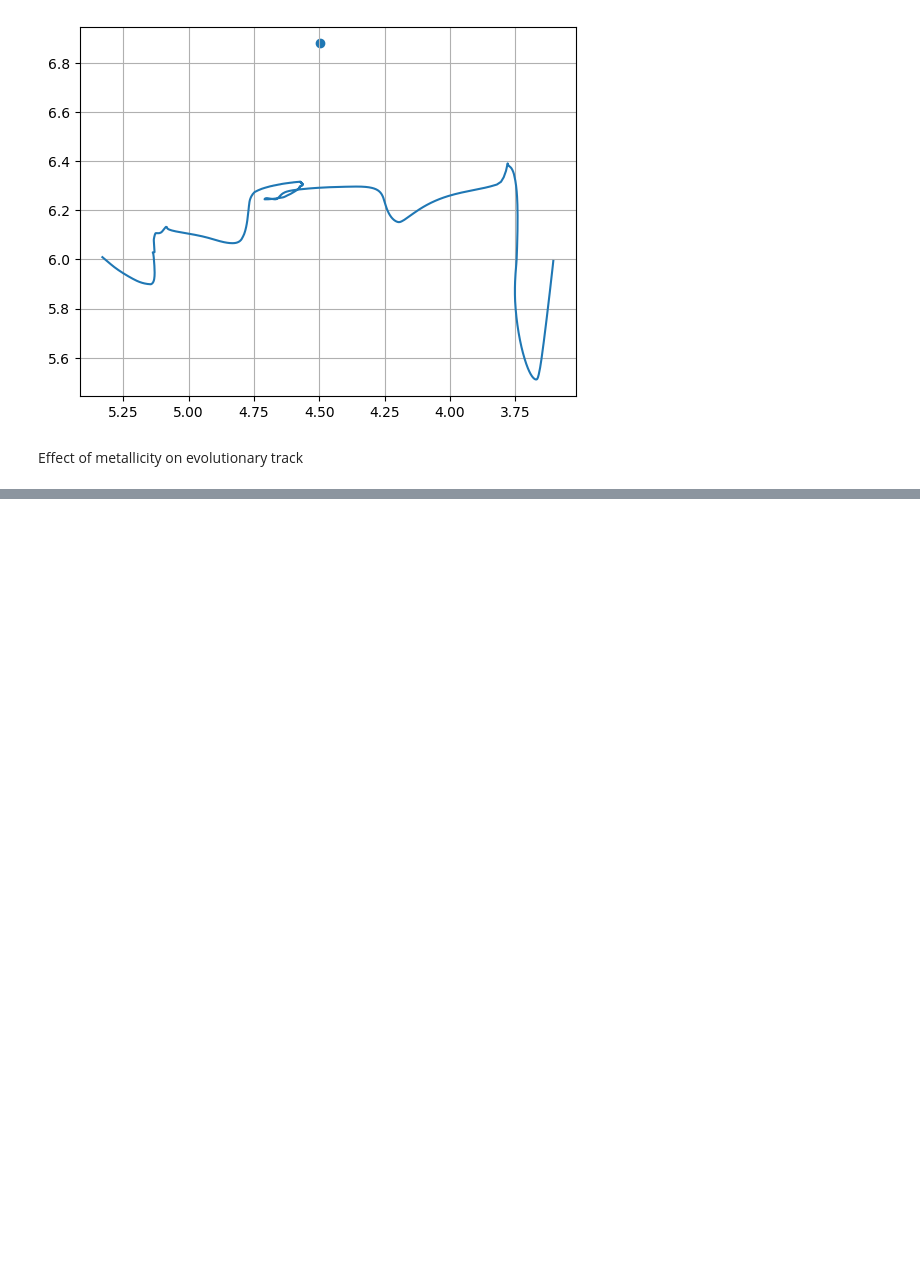
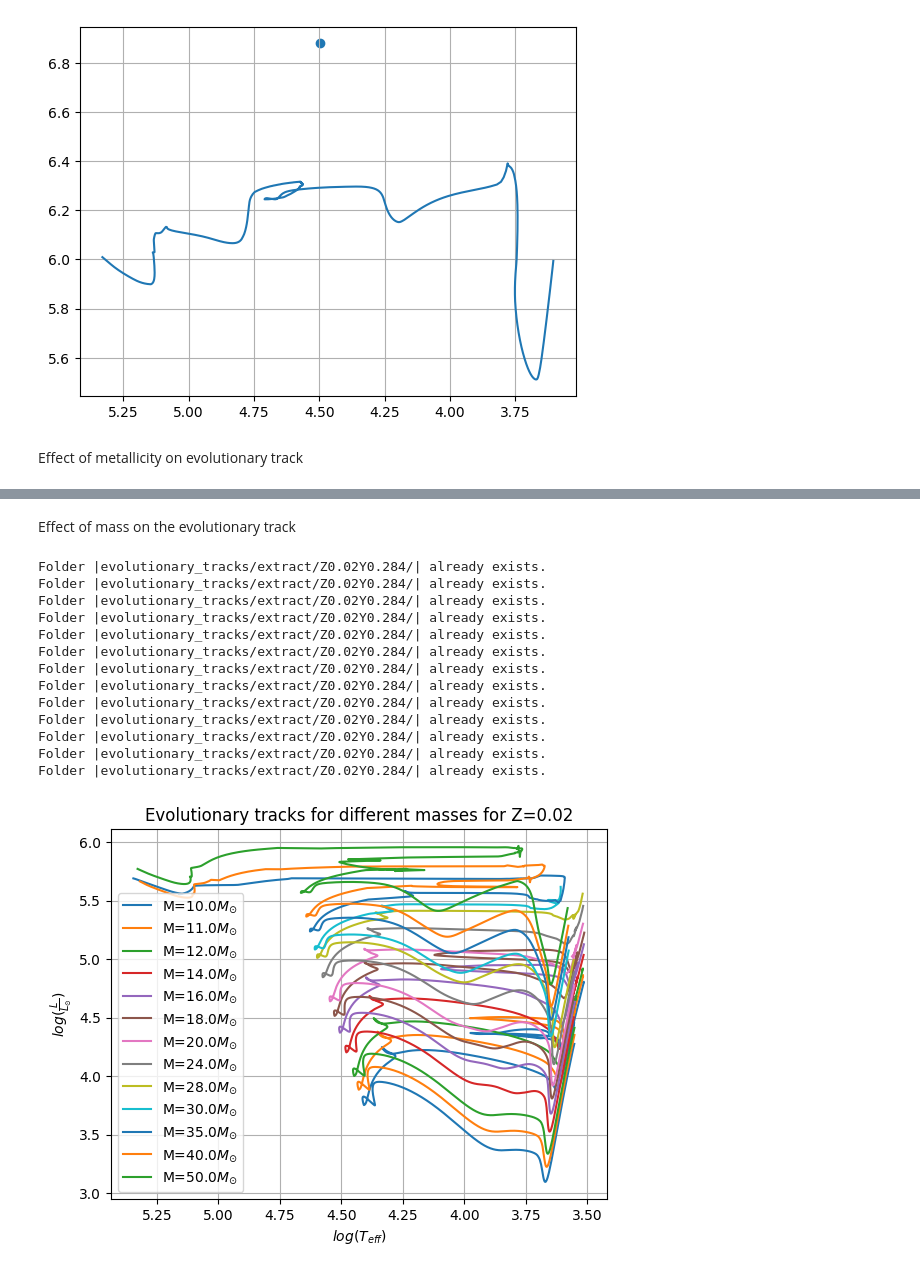
Before and after one commit to LvV210/MasterProject, a Jupyter notebook: evolutionary_tracks.ipynb, the cells around one changed output, grey strips where cells are left out. Drawn from its saved outputs; the diff is of its cells as text; code cells hidden in the pictures; blank space fills up the shorter version.

```diff
--- a/evolutionary_tracks.ipynb
+++ b/evolutionary_tracks.ipynb
@@ -100,0 +128,39 @@ for ZY in ZY_values:
+# %% [markdown]
+Effect of mass on the evolutionary track
+# %%
+M_values = [10, 11, 12, 14, 16, 18, 20, 24, 28, 30, 35, 40, 50]
+M_values = ['{:07.3f}'.format(m) for m in M_values]
+
+for M in M_values:
+    df = evolutionary_track(Z=ZY_values[0][0], Y=ZY_values[0][1], M=M)
+
+    logL = df["LOG_L"].tolist()
+    logT = df["LOG_TE"].tolist()
+
+    logL = [float(x) for x in logL]
+    logT = [float(x) for x in logT]
+
+    plt.plot(logT, logL, label=(f'M={float(M)}'+r'$M_{\odot}$'))
+
+plt.title(f'Evolutionary tracks for different masses for Z={ZY_values[0][0]}')
+plt.xlabel(r"$log(T_{eff})$")
+plt.ylabel(r"$log(\frac{L}{L_{\odot}})$")
+plt.grid(True)
+plt.gca().invert_xaxis()
+plt.legend()
+plt.show()
+# %% [output]
+Folder |evolutionary_tracks/extract/Z0.02Y0.284/| already exists.
+Folder |evolutionary_tracks/extract/Z0.02Y0.284/| already exists.
+Folder |evolutionary_tracks/extract/Z0.02Y0.284/| already exists.
+Folder |evolutionary_tracks/extract/Z0.02Y0.284/| already exists.
+Folder |evolutionary_tracks/extract/Z0.02Y0.284/| already exists.
+Folder |evolutionary_tracks/extract/Z0.02Y0.284/| already exists.
+Folder |evolutionary_tracks/extract/Z0.02Y0.284/| already exists.
+Folder |evolutionary_tracks/extract/Z0.02Y0.284/| already exists.
+Folder |evolutionary_tracks/extract/Z0.02Y0.284/| already exists.
+Folder |evolutionary_tracks/extract/Z0.02Y0.284/| already exists.
+Folder |evolutionary_tracks/extract/Z0.02Y0.284/| already exists.
+Folder |evolutionary_tracks/extract/Z0.02Y0.284/| already exists.
+Folder |evolutionary_tracks/extract/Z0.02Y0.284/| already exists.
+[figure, added]
```
Also changed, not shown: parts of 2 cells of this notebook.
